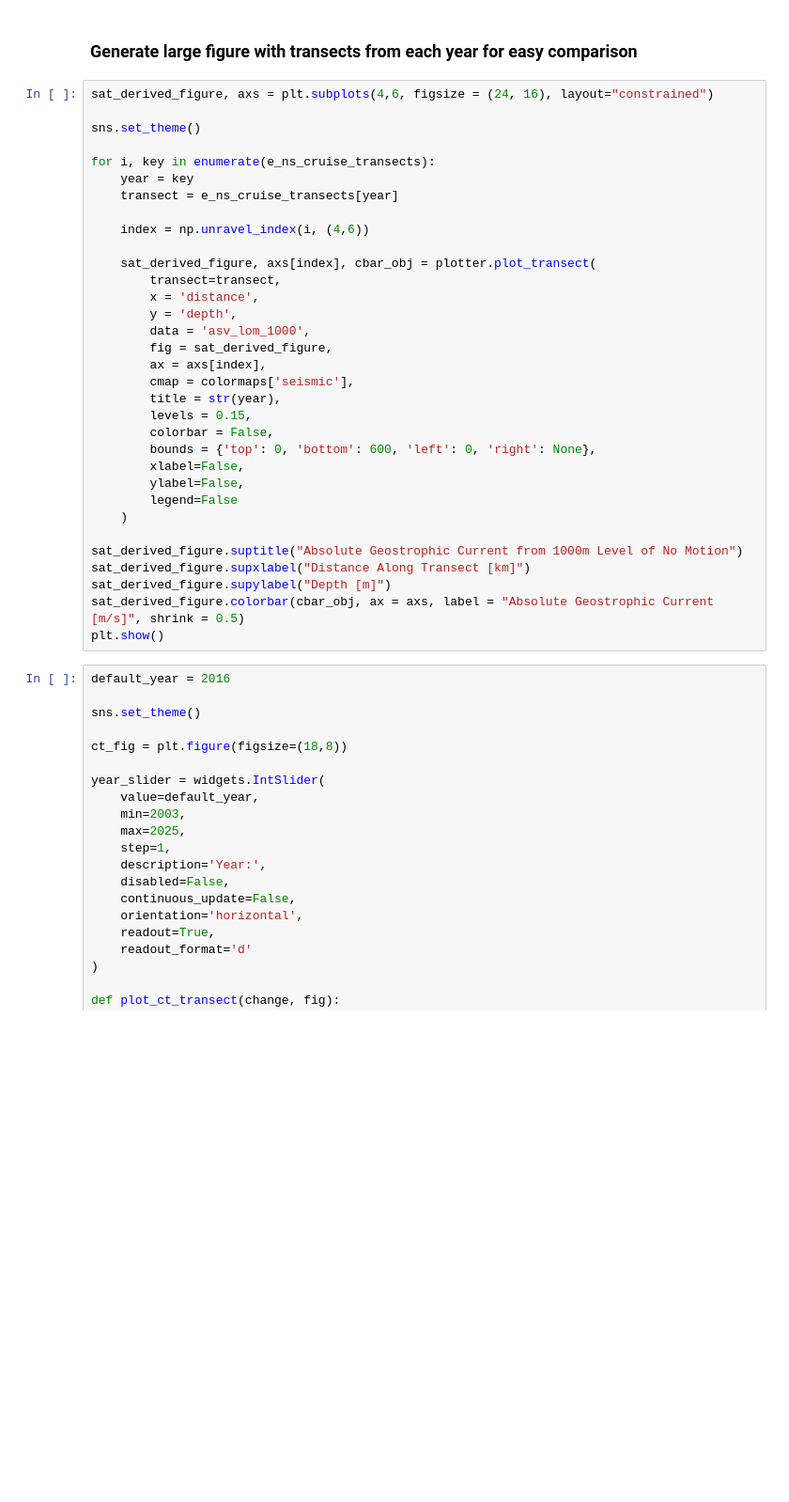
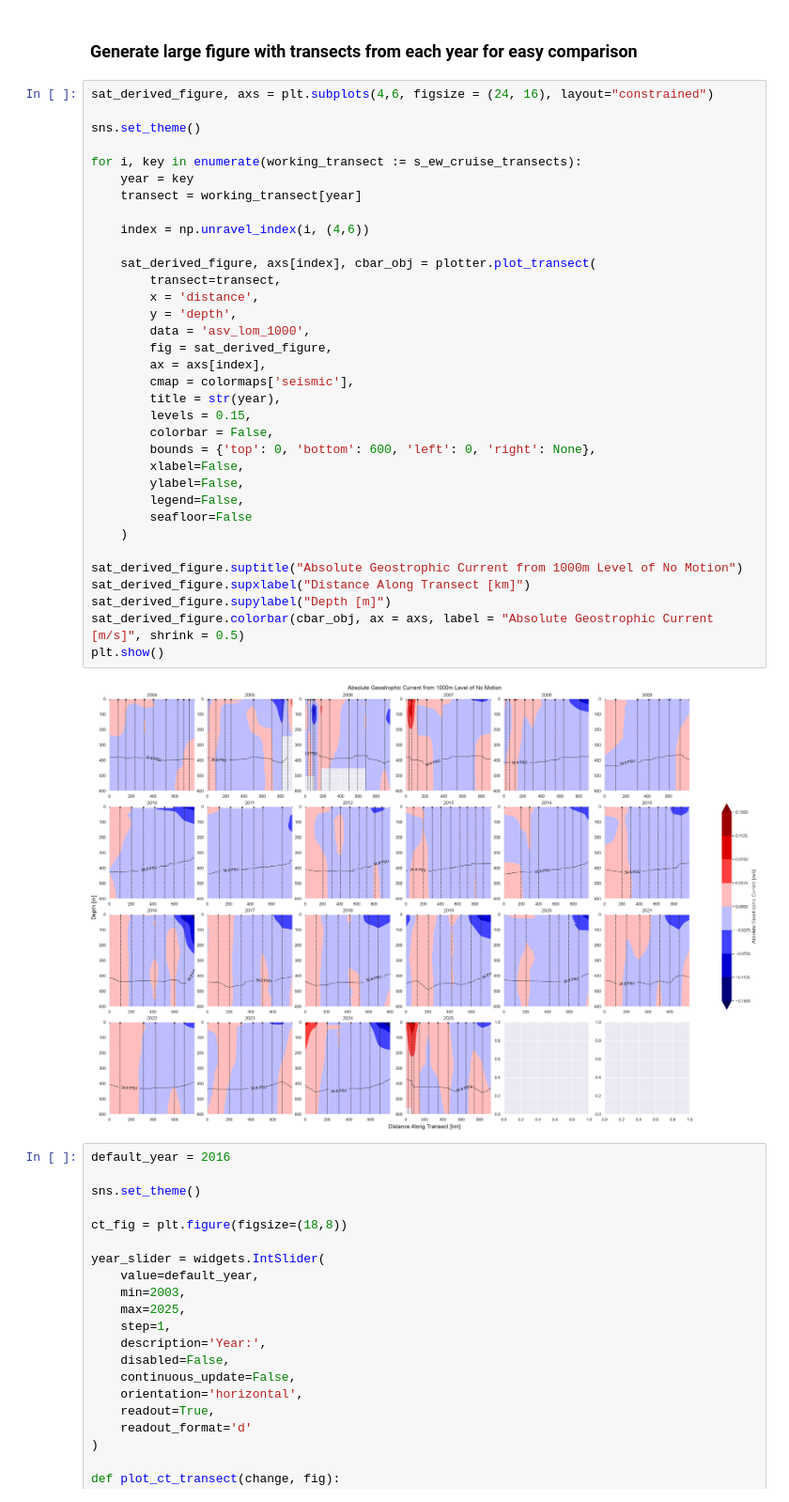
Before and after one commit to ben-sprague/3D-TEA-BAG, a Jupyter notebook: geo_vel.ipynb, the cells around one changed output. Shown at 94% size. Drawn from its saved outputs; the diff is of its cells as text; blank space fills up the shorter version.

```diff
--- a/geo_vel.ipynb
+++ b/geo_vel.ipynb
@@ -397,36 +414,39 @@ plt.show()
 # %%
 sat_derived_figure, axs = plt.subplots(4,6, figsize = (24, 16), layout="constrained")
 
 sns.set_theme()
 
-for i, key in enumerate(e_ns_cruise_transects):
+for i, key in enumerate(working_transect := s_ew_cruise_transects):
     year = key
-    transect = e_ns_cruise_transects[year]
+    transect = working_transect[year]
 
     index = np.unravel_index(i, (4,6))
 
     sat_derived_figure, axs[index], cbar_obj = plotter.plot_transect(
         transect=transect,
         x = 'distance',
         y = 'depth',
         data = 'asv_lom_1000',
         fig = sat_derived_figure,
         ax = axs[index],
         cmap = colormaps['seismic'],
         title = str(year),
         levels = 0.15,
         colorbar = False,
         bounds = {'top': 0, 'bottom': 600, 'left': 0, 'right': None},
         xlabel=False,
         ylabel=False,
-        legend=False
+        legend=False,
+        seafloor=False
     )
 
 sat_derived_figure.suptitle("Absolute Geostrophic Current from 1000m Level of No Motion")
 sat_derived_figure.supxlabel("Distance Along Transect [km]")
 sat_derived_figure.supylabel("Depth [m]")
 sat_derived_figure.colorbar(cbar_obj, ax = axs, label = "Absolute Geostrophic Current [m/s]", shrink = 0.5)
 plt.show()
+# %% [output]
+[figure, added]
 # %%
 default_year = 2016
 
```
Also changed, not shown: parts of 6 cells of this notebook, 3 other files.
